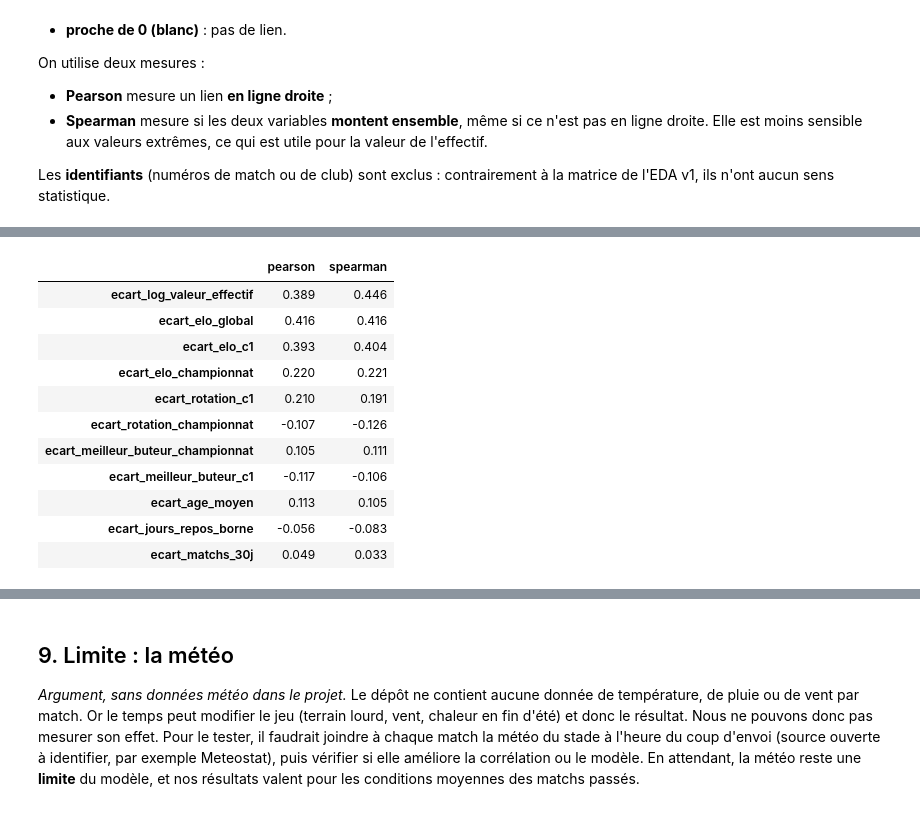
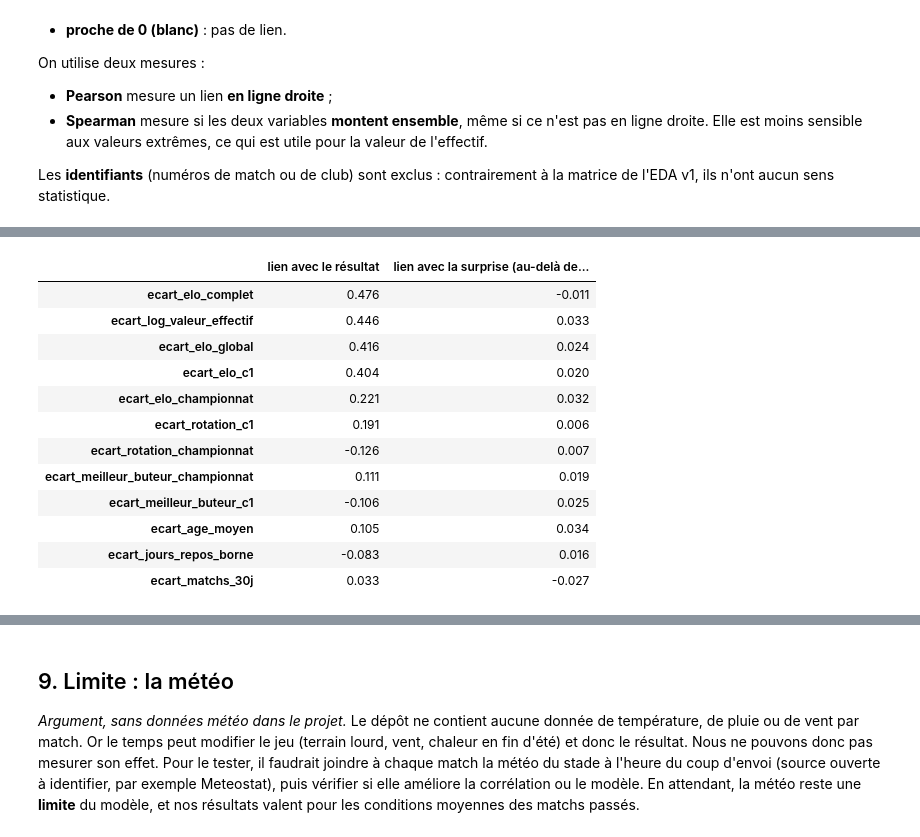
Before and after one commit to moussa197/CHAMPIONS-, a Jupyter notebook: analyse/EDA_v2.ipynb, the cells around one changed output, grey strips where cells are left out. Saved outputs shown, nothing was run; the diff lists cells and outputs as text; code cells hidden in the pictures.

```diff
--- a/analyse/EDA_v2.ipynb
+++ b/analyse/EDA_v2.ipynb
@@ -156,6 +160,15 @@ g["score_domicile"] = g["dom_j_resultat"].map({"Victoire": 1.0, "Nul": 0.5, "Dé
 g["ecart_elo_global"] = g["home_elo_global"] - g["away_elo_global"]
 g["ecart_elo_c1"] = g["home_elo_c1"] - g["away_elo_c1"]
 g["ecart_elo_championnat"] = g["home_elo_champ"] - g["away_elo_champ"]
+g["ecart_elo_complet"] = g["home_elo_complet"] - g["away_elo_complet"]
+
+# Résultat attendu selon l'Elo complet (bonus de 60 points à domicile, sauf sur terrain neutre)
+bonus_domicile = np.where(g["neutre"], 0, 60)
+g["attendu_domicile"] = 1 / (1 + 10 ** (-(g["ecart_elo_complet"] + bonus_domicile) / 400))
+# La surprise = réel − attendu : un nul vaut environ +0,4 pour un gros outsider et −0,4 pour un gros favori
+g["surprise_domicile"] = g["score_domicile"] - g["attendu_domicile"]
+# Le résultat en 3 catégories : le nul est une issue à part, pas une demi-victoire
+g["resultat"] = g["dom_j_resultat"].map({"Victoire": "Victoire domicile", "Nul": "Nul", "Défaite": "Victoire extérieur"})
 
 val_dom = g["dom_j_valeur_effectif_eur_avant_match"].where(lambda x: x > 0)
 val_ext = g["ext_j_valeur_effectif_eur_avant_match"].where(lambda x: x > 0)
@@ -180,12 +193,12 @@ g["ecart_jours_repos_borne"] = g["ecart_jours_repos"].clip(-14, 14)
 g["ecart_matchs_30j"] = (g["dom_f_matchs_30j_avant"] - g["ext_f_matchs_30j_avant"]).where(couverts)
 # nb_competitions_saison n'est pas utilisé : il contient des matchs futurs (fuite d'information)
 VARIABLES_UTILES = [
-    "ecart_elo_global", "ecart_elo_c1", "ecart_elo_championnat", "ecart_log_valeur_effectif",
+    "ecart_elo_complet", "ecart_elo_global", "ecart_elo_c1", "ecart_elo_championnat", "ecart_log_valeur_effectif",
     "ecart_age_moyen", "ecart_rotation_championnat", "ecart_rotation_c1",
     "ecart_meilleur_buteur_championnat", "ecart_meilleur_buteur_c1",
     "ecart_jours_repos_borne", "ecart_matchs_30j",
-    "score_domicile",
+    "score_domicile", "surprise_domicile",
 ]
-print(f"{len(VARIABLES_UTILES) - 1} variables explicatives + la cible.")
+print(f"{len(VARIABLES_UTILES) - 2} variables explicatives + 2 façons de mesurer le résultat (score et surprise).")
 # %% [output]
 Matchs où le championnat des deux clubs est couvert : 1,566 / 1,871
@@ -333,20 +357,23 @@ Plus l'équipe à domicile a d'Elo d'avance, plus elle prend de points : on pass
 # %%
+# Spearman compare des rangs (défaite < nul < victoire) : il ne suppose pas qu'un nul vaut exactement « la moitié »
+cibles = ["score_domicile", "surprise_domicile"]
 lien_resultat = pd.DataFrame({
-    "pearson": corr["score_domicile"],
-    "spearman": corr_sp["score_domicile"],
-}).drop(index="score_domicile")
-lien_resultat.sort_values("spearman", key=abs, ascending=False).round(3)
+    "lien avec le résultat": corr_sp["score_domicile"],
+    "lien avec la surprise (au-delà de l'Elo)": corr_sp["surprise_domicile"],
+}).drop(index=cibles)
+lien_resultat.sort_values("lien avec le résultat", key=abs, ascending=False).round(3)
 # %% [output]
-|  | pearson | spearman |
-| ecart_log_valeur_effectif | 0.389 | 0.446 |
-| ecart_elo_global | 0.416 | 0.416 |
-| ecart_elo_c1 | 0.393 | 0.404 |
-| ecart_elo_championnat | 0.220 | 0.221 |
-| ecart_rotation_c1 | 0.210 | 0.191 |
-| ecart_rotation_championnat | -0.107 | -0.126 |
-| ecart_meilleur_buteur_championnat | 0.105 | 0.111 |
-| ecart_meilleur_buteur_c1 | -0.117 | -0.106 |
-| ecart_age_moyen | 0.113 | 0.105 |
-| ecart_jours_repos_borne | -0.056 | -0.083 |
-| ecart_matchs_30j | 0.049 | 0.033 |
+|  | lien avec le résultat | lien avec la surprise (au-delà de... |
+| ecart_elo_complet | 0.476 | -0.011 |
+| ecart_log_valeur_effectif | 0.446 | 0.033 |
+| ecart_elo_global | 0.416 | 0.024 |
+| ecart_elo_c1 | 0.404 | 0.020 |
+| ecart_elo_championnat | 0.221 | 0.032 |
+| ecart_rotation_c1 | 0.191 | 0.006 |
+| ecart_rotation_championnat | -0.126 | 0.007 |
+| ecart_meilleur_buteur_championnat | 0.111 | 0.019 |
+| ecart_meilleur_buteur_c1 | -0.106 | 0.025 |
+| ecart_age_moyen | 0.105 | 0.034 |
+| ecart_jours_repos_borne | -0.083 | 0.016 |
+| ecart_matchs_30j | 0.033 | -0.027 |
 # %%
```
Also changed, not shown: parts of 14 cells of this notebook, 1 other file.
